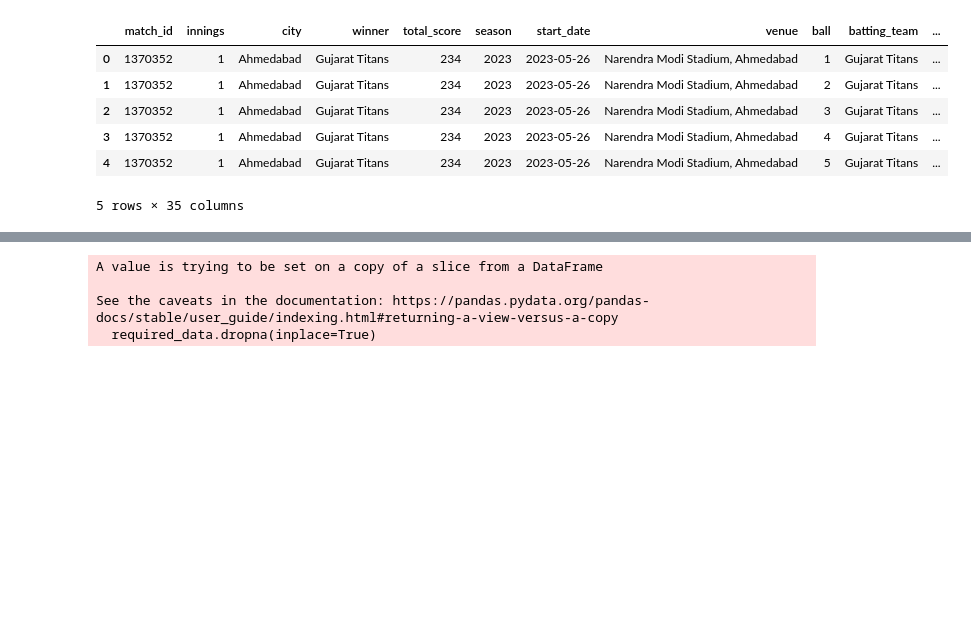
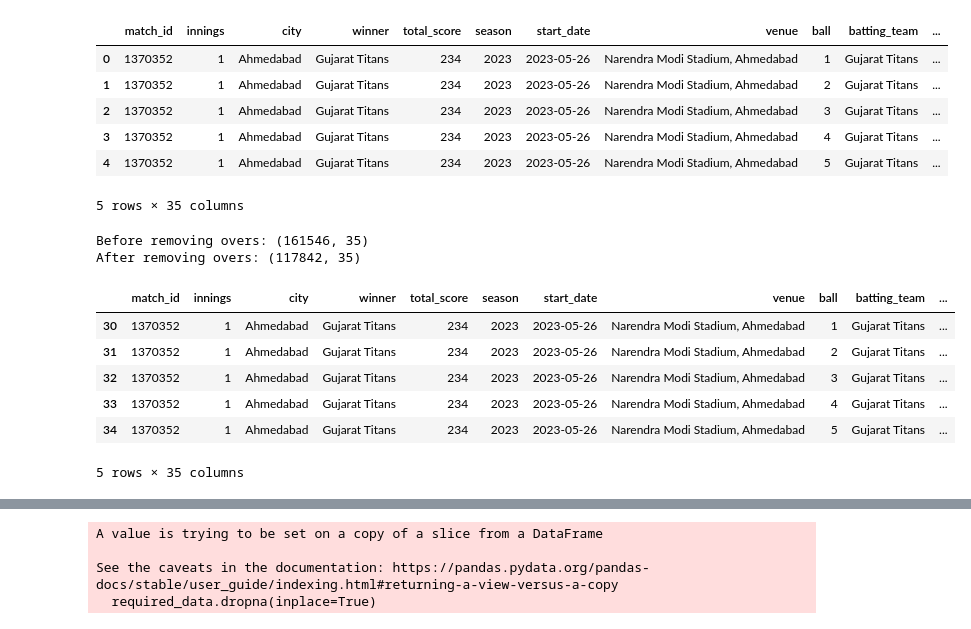
Before and after one commit to Sagarckr/Match-Master, a Jupyter notebook: IPL Score Predictor/IPL Score Predictor.ipynb, the cells around one changed output, grey strips where cells are left out. Cells and saved outputs as stored; diff of their text form; code cells hidden in the pictures; blank space fills up the shorter version.

```diff
--- a/IPL Score Predictor/IPL Score Predictor.ipynb
+++ b/IPL Score Predictor/IPL Score Predictor.ipynb
@@ -324,6 +324,32 @@ delivery_df.head()
 | 3 | 1370352 | 1 | Ahmedabad | Gujarat Titans | 234 | 2023 | 2023-05-26 | Narendra Modi Stadium, Ahmedabad | 4 | Gujarat Titans | ... |
 | 4 | 1370352 | 1 | Ahmedabad | Gujarat Titans | 234 | 2023 | 2023-05-26 | Narendra Modi Stadium, Ahmedabad | 5 | Gujarat Titans | ... |
 5 rows × 35 columns
+# %%
+print(f'Before removing overs: {delivery_df.shape}')
+
+# Group by match_id and innings
+grouped = delivery_df.groupby(['match_id', 'innings'])
+
+# Filter only groups where the maximum over is greater than 5
+filtered_groups = grouped.filter(lambda x: x['over'].max() > 5)
+
+# Keep only rows where the over is greater than 5
+delivery_df = filtered_groups[filtered_groups['over'] > 5]
+
+print(f'After removing overs: {delivery_df.shape}')
+# %% [output]
+Before removing overs: (161546, 35)
+After removing overs: (117842, 35)
+# %%
+delivery_df.head()
+# %% [output]
+|  | match_id | innings | city | winner | total_score | season | start_date | venue | ball | batting_team | ... |
+| 30 | 1370352 | 1 | Ahmedabad | Gujarat Titans | 234 | 2023 | 2023-05-26 | Narendra Modi Stadium, Ahmedabad | 1 | Gujarat Titans | ... |
+| 31 | 1370352 | 1 | Ahmedabad | Gujarat Titans | 234 | 2023 | 2023-05-26 | Narendra Modi Stadium, Ahmedabad | 2 | Gujarat Titans | ... |
+| 32 | 1370352 | 1 | Ahmedabad | Gujarat Titans | 234 | 2023 | 2023-05-26 | Narendra Modi Stadium, Ahmedabad | 3 | Gujarat Titans | ... |
+| 33 | 1370352 | 1 | Ahmedabad | Gujarat Titans | 234 | 2023 | 2023-05-26 | Narendra Modi Stadium, Ahmedabad | 4 | Gujarat Titans | ... |
+| 34 | 1370352 | 1 | Ahmedabad | Gujarat Titans | 234 | 2023 | 2023-05-26 | Narendra Modi Stadium, Ahmedabad | 5 | Gujarat Titans | ... |
+5 rows × 35 columns
 # %%
 required_data = delivery_df[['batting_team','bowling_team','city','current_score','crr','balls_left','wickets_left','last_five_over_score','last_five_over_wicket','total_score']]
 required_data
```
Also changed, not shown: parts of 15 cells of this notebook, 5 other files.
